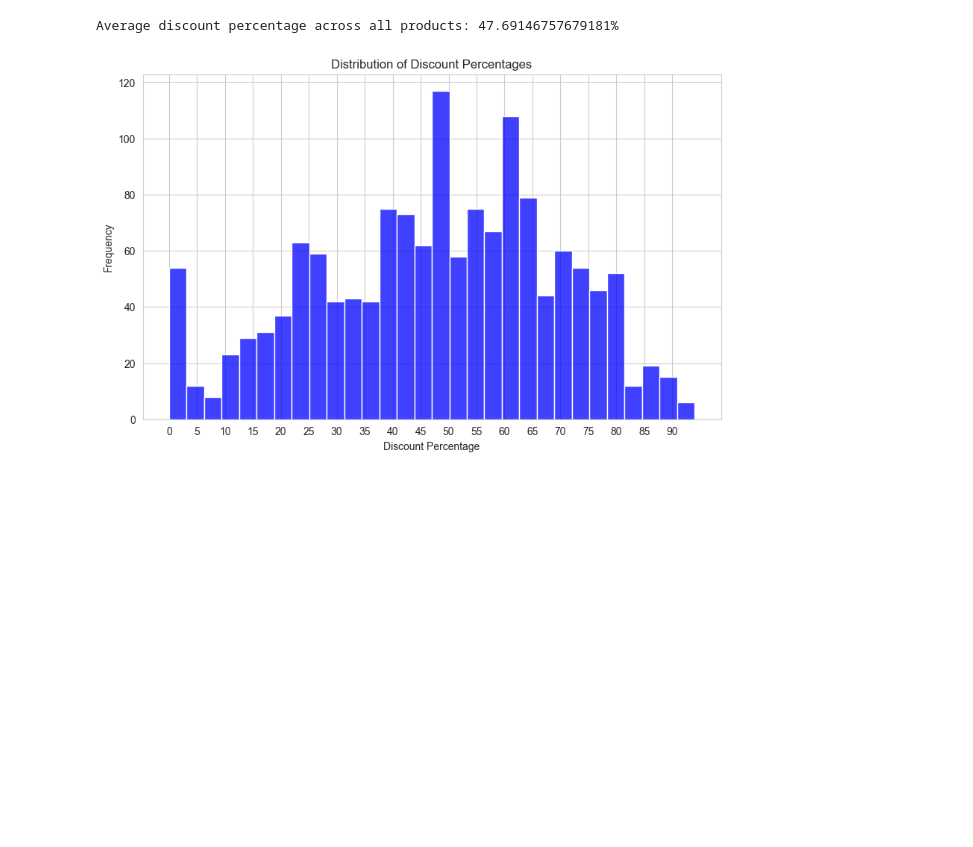
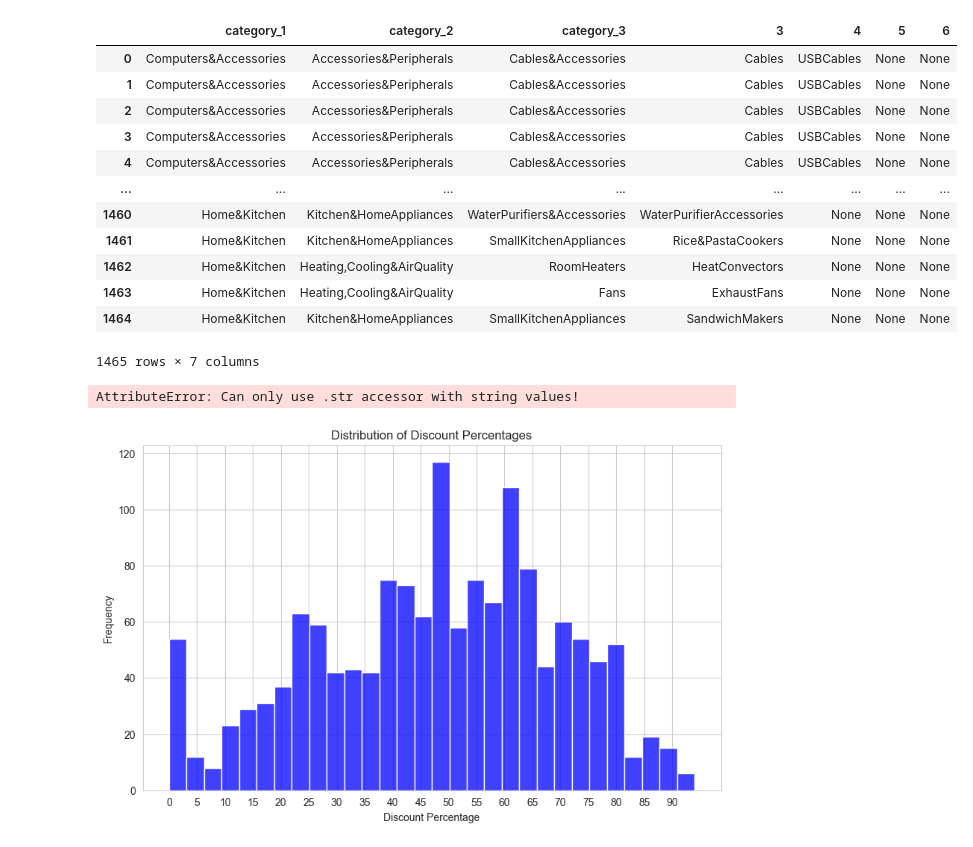
Before and after one commit to hamid42643/amazon_sales, a Jupyter notebook: Amazon_Sales/ReadDataset.ipynb, the cells around one changed output. Saved outputs shown, nothing was run; the diff lists cells and outputs as text; code cells hidden in the pictures; blank space fills up the shorter version.

Commit message:
split category

```diff
--- a/Amazon_Sales/ReadDataset.ipynb
+++ b/Amazon_Sales/ReadDataset.ipynb
@@ -24,10 +74,31 @@ Requirement already satisfied: six>=1.5 in /Users/hamidhooshmandi/anaconda3/envs
+# %%
+catsplit = df['category'].str.split('|', expand=True)
+
+df1 = df[['product_id', 'product_name', 'category', 'discounted_price', 'actual_price', 'discount_percentage', 'rating', 'rating_count']].copy()
+catsplit = catsplit.rename(columns={0:'category_1', 1:'category_2', 2:'category_3'})
+
+
+df1['category_1'] = catsplit['category_1']
+df1['category_2'] = catsplit['category_2']
+
+df1.drop(columns='category', inplace=True)
+
+catsplit
+# %% [output]
+|  | category_1 | category_2 | category_3 | 3 | 4 | 5 | 6 |
+| 0 | Computers&Accessories | Accessories&Peripherals | Cables&Accessories | Cables | USBCables | None | None |
+| 1 | Computers&Accessories | Accessories&Peripherals | Cables&Accessories | Cables | USBCables | None | None |
+| 2 | Computers&Accessories | Accessories&Peripherals | Cables&Accessories | Cables | USBCables | None | None |
+| 3 | Computers&Accessories | Accessories&Peripherals | Cables&Accessories | Cables | USBCables | None | None |
+| 4 | Computers&Accessories | Accessories&Peripherals | Cables&Accessories | Cables | USBCables | None | None |
+| ... | ... | ... | ... | ... | ... | ... | ... |
+| 1460 | Home&Kitchen | Kitchen&HomeAppliances | WaterPurifiers&Accessories | WaterPurifierAccessories | None | None | None |
+| 1461 | Home&Kitchen | Kitchen&HomeAppliances | SmallKitchenAppliances | Rice&PastaCookers | None | None | None |
+| 1462 | Home&Kitchen | Heating,Cooling&AirQuality | RoomHeaters | HeatConvectors | None | None | None |
+| 1463 | Home&Kitchen | Heating,Cooling&AirQuality | Fans | ExhaustFans | None | None | None |
+| 1464 | Home&Kitchen | Kitchen&HomeAppliances | SmallKitchenAppliances | SandwichMakers | None | None | None |
+1465 rows × 7 columns
 # %%
-import numpy as np
-import pandas as pd
-import matplotlib.pyplot as plt
-
-df = pd.read_csv('amazon.csv')
-
 # Convert string to numeric
 # remove % sign
 df['discount_percentage'] = df['discount_percentage'].str.rstrip('%').astype('float')
@@ -37,7 +108,7 @@ average_discount_percentage = df['discount_percentage'].mean()
 
 print(f"Average discount percentage across all products: {average_discount_percentage}%")
 # %% [output]
-Average discount percentage across all products: 47.69146757679181%
+AttributeError: Can only use .str accessor with string values!
 # %%
 import matplotlib.pyplot as plt
 import seaborn as sns
```
Also changed, not shown: parts of 7 cells of this notebook.
